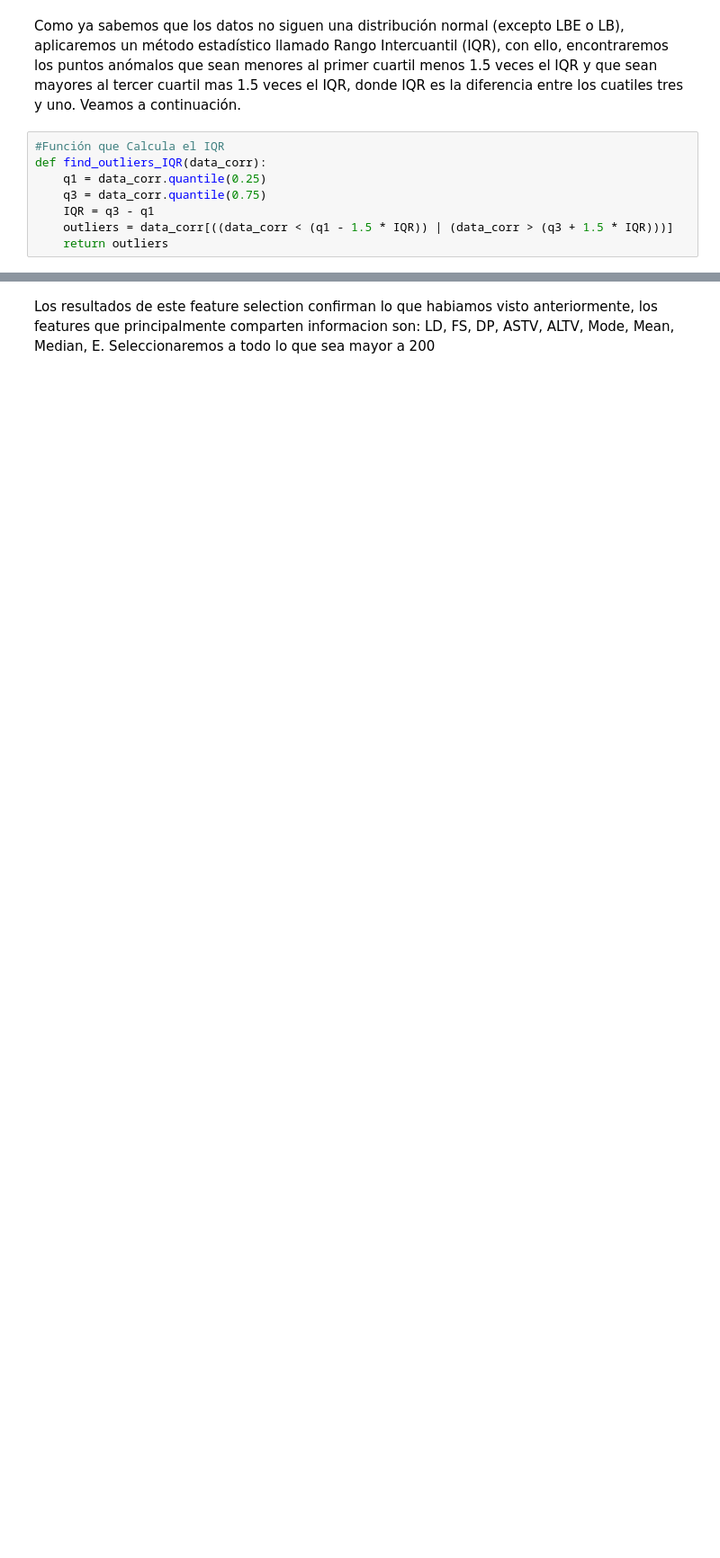
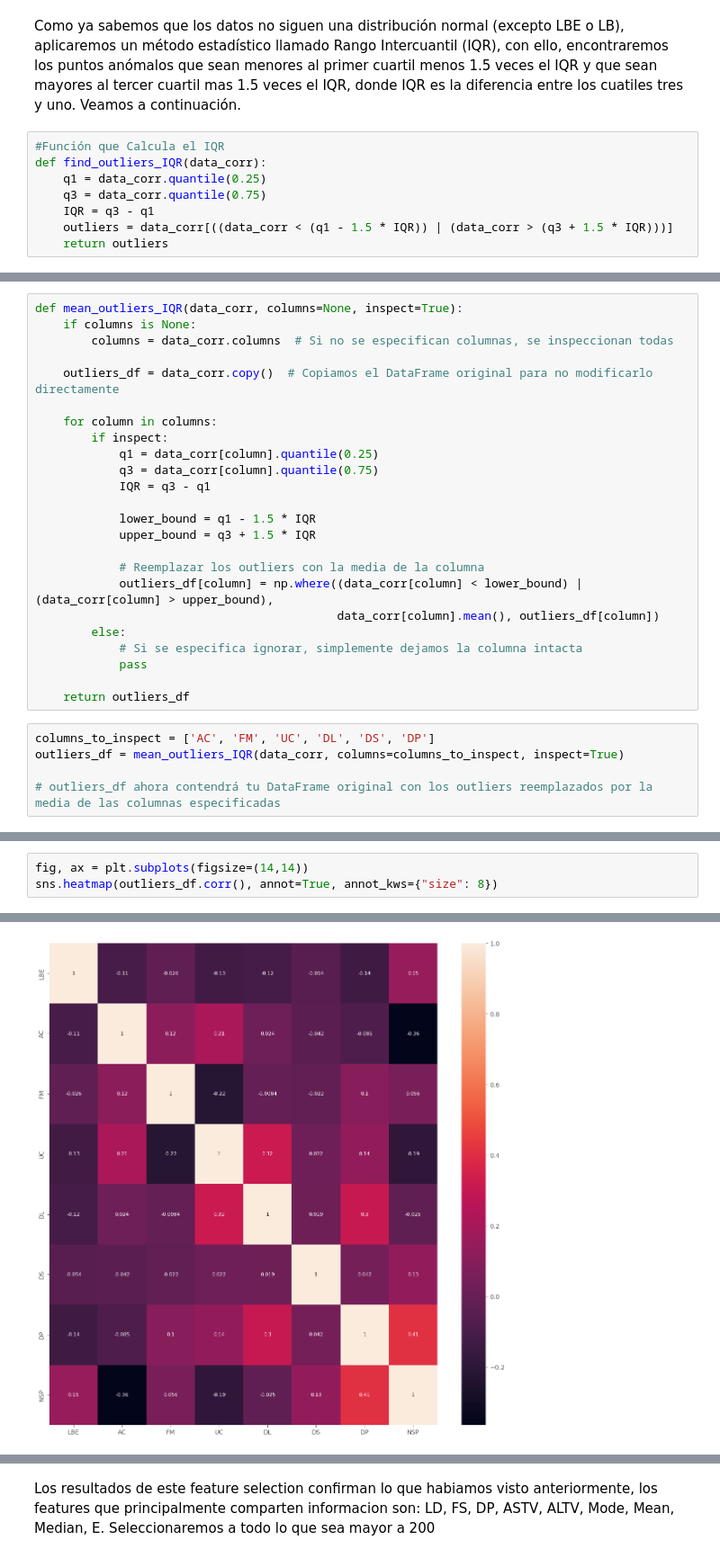
Before and after one commit to moqca/ia_masterrs, a Jupyter notebook: apre_aut/mexmiart03_act3/act3_draft.ipynb, the cells around one changed output, grey strips where cells are left out. Shown at 90% size. Cells and saved outputs as stored; diff of their text form; blank space fills up the shorter version.

```diff
--- a/apre_aut/mexmiart03_act3/act3_draft.ipynb
+++ b/apre_aut/mexmiart03_act3/act3_draft.ipynb
@@ -669,0 +673,29 @@ sns.barplot(data=features, x='Score', y='Feature', orient='h')
+# %%
+def mean_outliers_IQR(data_corr, columns=None, inspect=True):
+    if columns is None:
+        columns = data_corr.columns  # Si no se especifican columnas, se inspeccionan todas
+
+    outliers_df = data_corr.copy()  # Copiamos el DataFrame original para no modificarlo directamente
+
+    for column in columns:
+        if inspect:
+            q1 = data_corr[column].quantile(0.25)
+            q3 = data_corr[column].quantile(0.75)
+            IQR = q3 - q1
+
+            lower_bound = q1 - 1.5 * IQR
+            upper_bound = q3 + 1.5 * IQR
+
+            # Reemplazar los outliers con la media de la columna
+            outliers_df[column] = np.where((data_corr[column] < lower_bound) | (data_corr[column] > upper_bound),
+                                           data_corr[column].mean(), outliers_df[column])
+        else:
+            # Si se especifica ignorar, simplemente dejamos la columna intacta
+            pass
+
+    return outliers_df
+# %%
+columns_to_inspect = ['AC', 'FM', 'UC', 'DL', 'DS', 'DP']
+outliers_df = mean_outliers_IQR(data_corr, columns=columns_to_inspect, inspect=True)
+
+# outliers_df ahora contendrá tu DataFrame original con los outliers reemplazados por la media de las columnas especificadas
@@ -669,0 +739,4 @@ sns.barplot(data=features, x='Score', y='Feature', orient='h')
+# %%
+fig, ax = plt.subplots(figsize=(14,14))
+sns.heatmap(outliers_df.corr(), annot=True, annot_kws={"size": 8})
+# %% [output]
@@ -669,0 +744 @@ sns.barplot(data=features, x='Score', y='Feature', orient='h')
+[figure, added]
```
Also changed, not shown: parts of 58 cells of this notebook, 4 other files.
